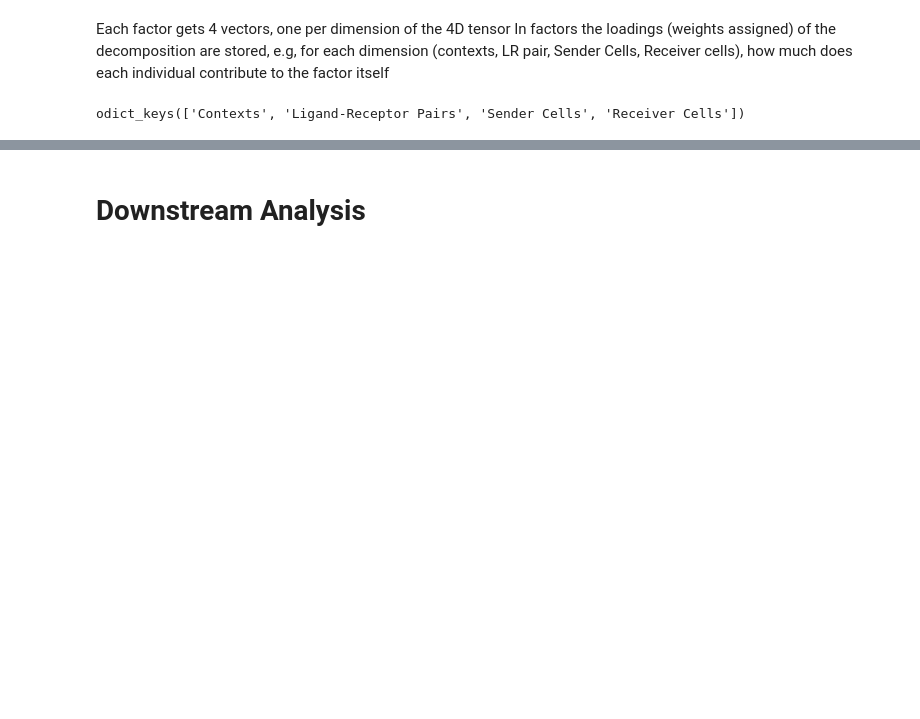
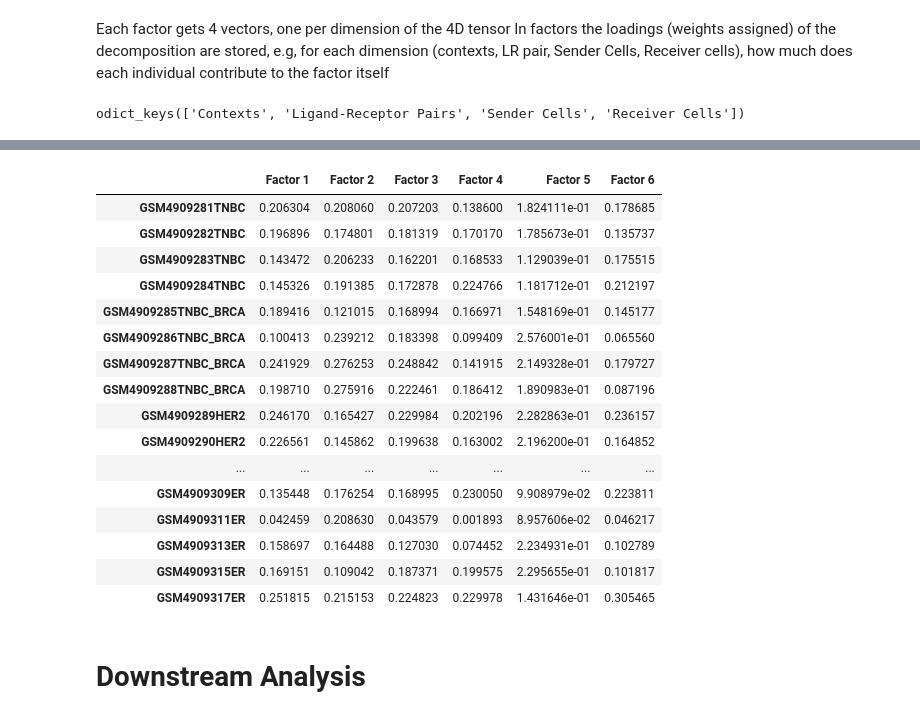
Before and after one commit to ignagarlav/Breast-Cancer-Heterogeneity, a Jupyter notebook: cell2cell/Cell2CellXLiana_Try.ipynb, the cells around one changed output, grey strips where cells are left out. Cells and saved outputs as stored; diff of their text form; code cells hidden in the pictures; blank space fills up the shorter version.

```diff
--- a/cell2cell/Cell2CellXLiana_Try.ipynb
+++ b/cell2cell/Cell2CellXLiana_Try.ipynb
@@ -299,3 +396,23 @@ lr_loadings
+# %%
+factors['Contexts']
+# %% [output]
+|  | Factor 1 | Factor 2 | Factor 3 | Factor 4 | Factor 5 | Factor 6 |
+| GSM4909281TNBC | 0.206304 | 0.208060 | 0.207203 | 0.138600 | 1.824111e-01 | 0.178685 |
+| GSM4909282TNBC | 0.196896 | 0.174801 | 0.181319 | 0.170170 | 1.785673e-01 | 0.135737 |
+| GSM4909283TNBC | 0.143472 | 0.206233 | 0.162201 | 0.168533 | 1.129039e-01 | 0.175515 |
+| GSM4909284TNBC | 0.145326 | 0.191385 | 0.172878 | 0.224766 | 1.181712e-01 | 0.212197 |
+| GSM4909285TNBC_BRCA | 0.189416 | 0.121015 | 0.168994 | 0.166971 | 1.548169e-01 | 0.145177 |
+| GSM4909286TNBC_BRCA | 0.100413 | 0.239212 | 0.183398 | 0.099409 | 2.576001e-01 | 0.065560 |
+| GSM4909287TNBC_BRCA | 0.241929 | 0.276253 | 0.248842 | 0.141915 | 2.149328e-01 | 0.179727 |
+| GSM4909288TNBC_BRCA | 0.198710 | 0.275916 | 0.222461 | 0.186412 | 1.890983e-01 | 0.087196 |
+| GSM4909289HER2 | 0.246170 | 0.165427 | 0.229984 | 0.202196 | 2.282863e-01 | 0.236157 |
+| GSM4909290HER2 | 0.226561 | 0.145862 | 0.199638 | 0.163002 | 2.196200e-01 | 0.164852 |
+| ... | ... | ... | ... | ... | ... | ... |
+| GSM4909309ER | 0.135448 | 0.176254 | 0.168995 | 0.230050 | 9.908979e-02 | 0.223811 |
+| GSM4909311ER | 0.042459 | 0.208630 | 0.043579 | 0.001893 | 8.957606e-02 | 0.046217 |
+| GSM4909313ER | 0.158697 | 0.164488 | 0.127030 | 0.074452 | 2.234931e-01 | 0.102789 |
+| GSM4909315ER | 0.169151 | 0.109042 | 0.187371 | 0.199575 | 2.295655e-01 | 0.101817 |
+| GSM4909317ER | 0.251815 | 0.215153 | 0.224823 | 0.229978 | 1.431646e-01 | 0.305465 |
 # %% [markdown]
 # Downstream Analysis
 # %%
```
Also changed, not shown: parts of 33 cells of this notebook, 2 other files.
